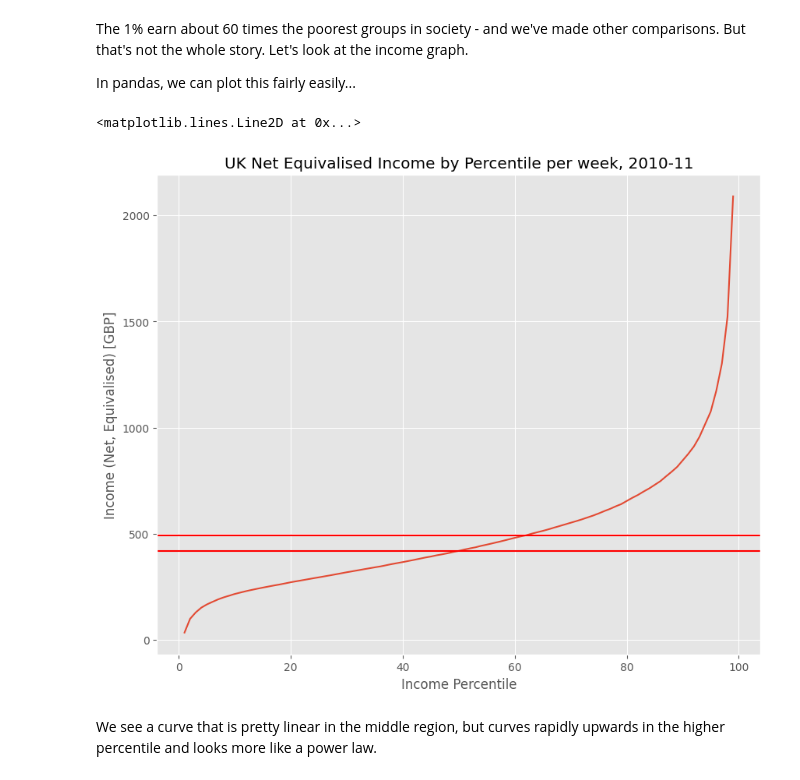
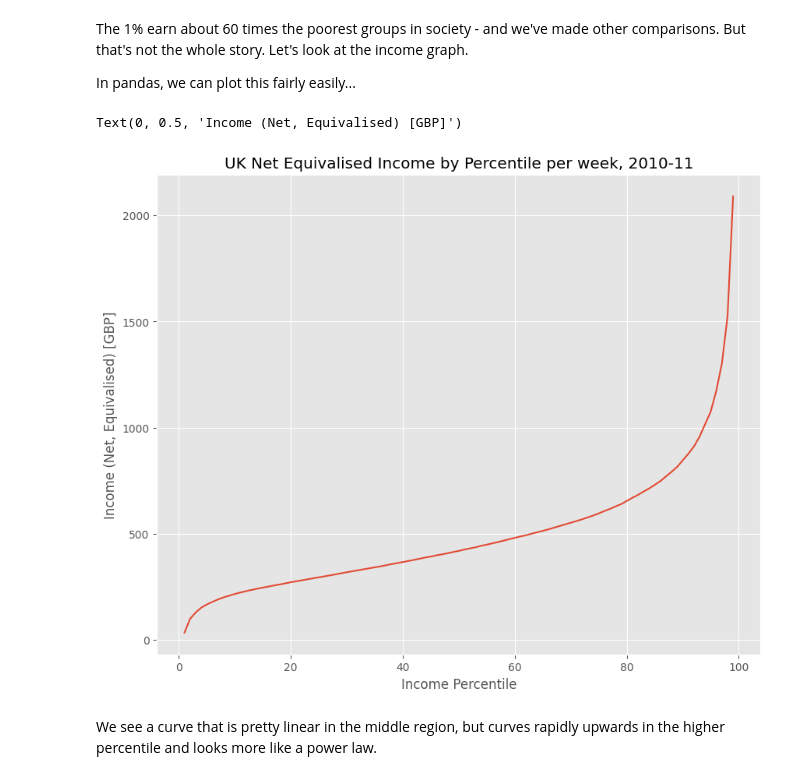
Before and after one commit to CathyZhang1/QM2, a Jupyter notebook: notebooks/W02. Pandas.ipynb, the cells around one changed output. Drawn from its saved outputs; the diff is of its cells as text; code cells hidden in the pictures.

```diff
--- a/notebooks/W02. Pandas.ipynb
+++ b/notebooks/W02. Pandas.ipynb
@@ -220,14 +193,11 @@ In pandas, we can plot this fairly easily...
 # %%
 income['Net equivalised household income in 2010-11, week'].plot()
 plt.title('UK Net Equivalised Income by Percentile per week, 2010-11')
 plt.xlabel('Income Percentile')
 plt.ylabel('Income (Net, Equivalised) [GBP]')
-
-plt .axhline(mean,color='r',label='mean')
-plt .axhline(median,color='r',label='median')
 # %% [output]
-<matplotlib.lines.Line2D at 0x...>
+Text(0, 0.5, 'Income (Net, Equivalised) [GBP]')
-[figure, old version]
+[figure, new version]
 # %% [markdown]
 We see a curve that is pretty linear in the middle region, but curves rapidly upwards in the higher percentile and looks more like a power law.
 # %% [markdown]
```
Also changed, not shown: parts of 16 cells of this notebook.
